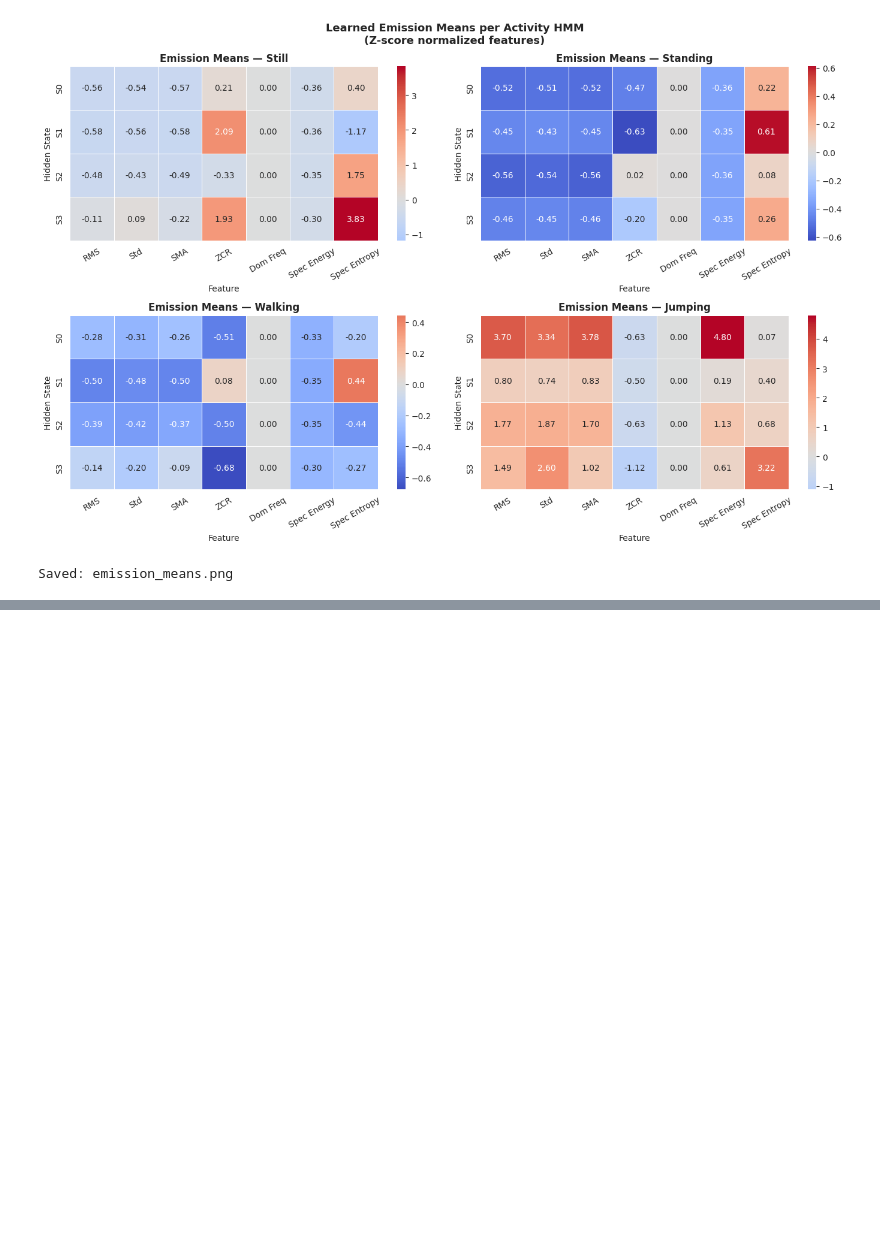
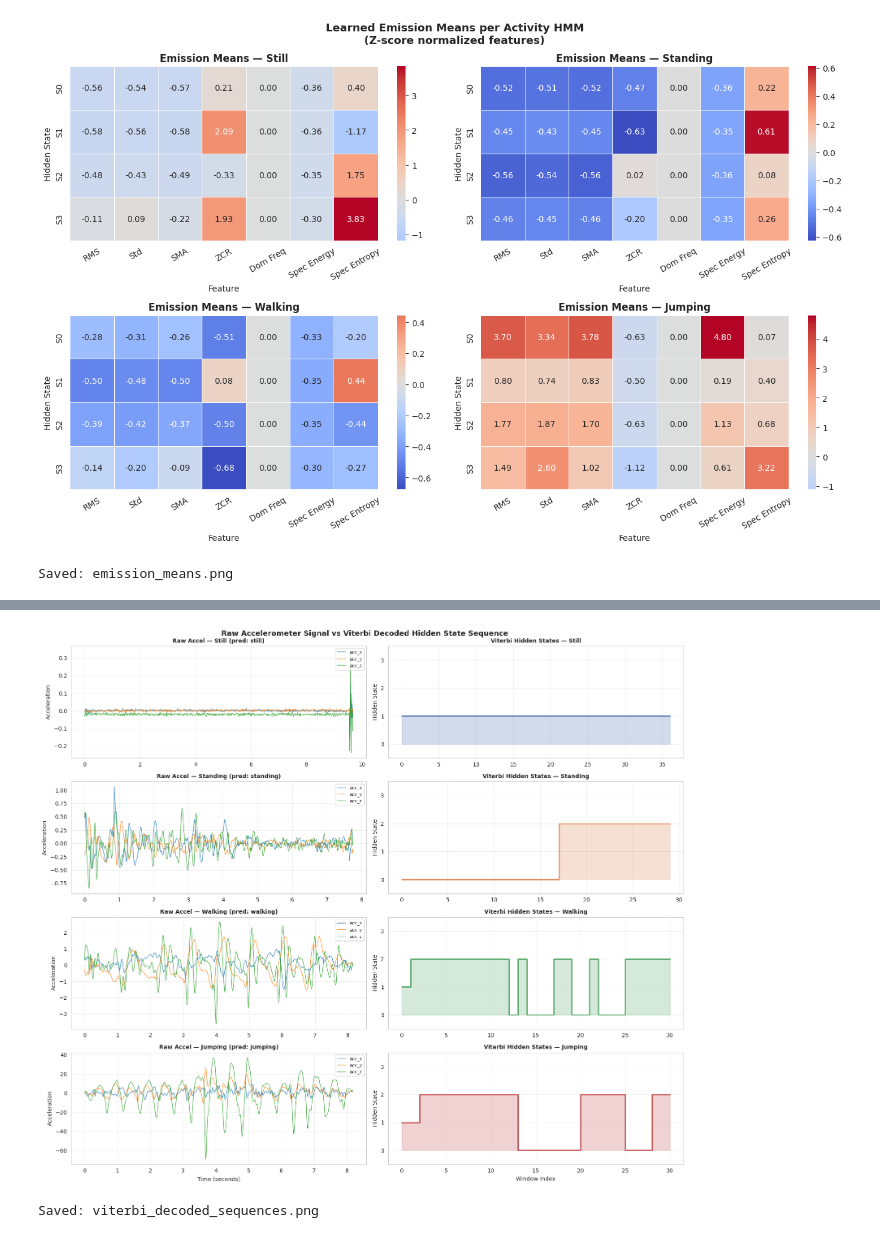
Before and after one commit to 1heodora-e/Hidden_Markov_Models_Formative, a Jupyter notebook: HMM_Activity_Recognition_Notebook.ipynb, the cells around one changed output, grey strips where cells are left out. Saved outputs shown, nothing was run; the diff lists cells and outputs as text; code cells hidden in the pictures; blank space fills up the shorter version.

Commit message:
Implemented Viterbi Model with appropriate visualisations

```diff
--- a/HMM_Activity_Recognition_Notebook.ipynb
+++ b/HMM_Activity_Recognition_Notebook.ipynb
@@ -862,0 +965,49 @@ Saved: emission_means.png
+# %%
+# ── 5.5 Viterbi Sequence Visualisation ──
+
+fig, axes = plt.subplots(4, 2, figsize=(16, 14))
+state_colors = ["#4C72B0", "#DD8452", "#55A868", "#C44E52"]
+
+for row, activity in enumerate(ACTIVITIES):
+    idx = next((j for j, a in enumerate(all_activities) if a == activity), None)
+    if idx is None:
+        continue
+
+    seq = all_sequences[idx]
+    pred, states, lp, _ = predict_from_raw_sequence(seq, hmm_models, scaler)
+    t_raw    = np.arange(len(seq)) / 100
+    t_states = np.arange(len(states))
+
+    # Left: raw accelerometer
+    axes[row, 0].plot(t_raw, seq[:, 0], alpha=0.8, linewidth=1, label="acc_x")
+    axes[row, 0].plot(t_raw, seq[:, 1], alpha=0.8, linewidth=1, label="acc_y")
+    axes[row, 0].plot(t_raw, seq[:, 2], alpha=0.8, linewidth=1, label="acc_z")
+    axes[row, 0].set_title(f"Raw Accel — {activity.capitalize()} (pred: {pred})",
+                           fontweight="bold", fontsize=10)
+    axes[row, 0].set_ylabel("Acceleration")
+    axes[row, 0].legend(fontsize=8, loc="upper right")
+    axes[row, 0].grid(True, alpha=0.3)
+
+    # Right: Viterbi decoded hidden states
+    axes[row, 1].step(t_states, states, where="post",
+                      color=state_colors[ACTIVITIES.index(activity)], linewidth=2)
+    axes[row, 1].fill_between(t_states, states, step="post",
+                              color=state_colors[ACTIVITIES.index(activity)], alpha=0.25)
+    axes[row, 1].set_title(f"Viterbi Hidden States — {activity.capitalize()}",
+                           fontweight="bold", fontsize=10)
+    axes[row, 1].set_ylabel("Hidden State")
+    axes[row, 1].set_yticks(range(N_COMPONENTS))
+    axes[row, 1].set_ylim(-0.5, N_COMPONENTS - 0.5)
+    axes[row, 1].grid(True, alpha=0.3)
+
+axes[-1, 0].set_xlabel("Time (seconds)")
+axes[-1, 1].set_xlabel("Window Index")
+plt.suptitle("Raw Accelerometer Signal vs Viterbi Decoded Hidden State Sequence",
+             fontsize=13, fontweight="bold")
+plt.tight_layout()
+plt.savefig("viterbi_decoded_sequences.png", dpi=150, bbox_inches="tight")
+plt.show()
+print("Saved: viterbi_decoded_sequences.png")
+# %% [output]
+[figure, added]
+Saved: viterbi_decoded_sequences.png
```
Also changed, not shown: parts of 3 cells of this notebook.
